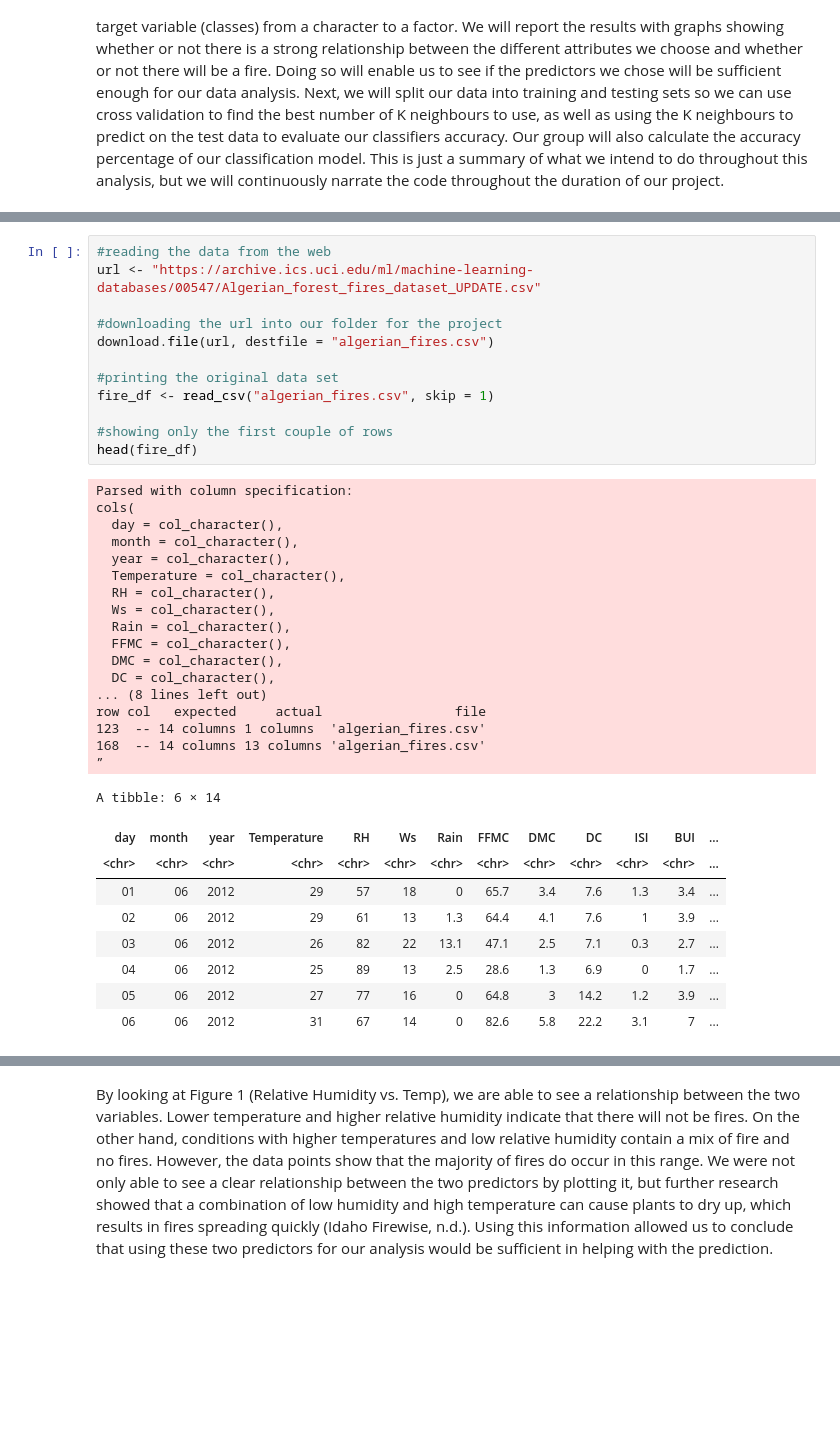
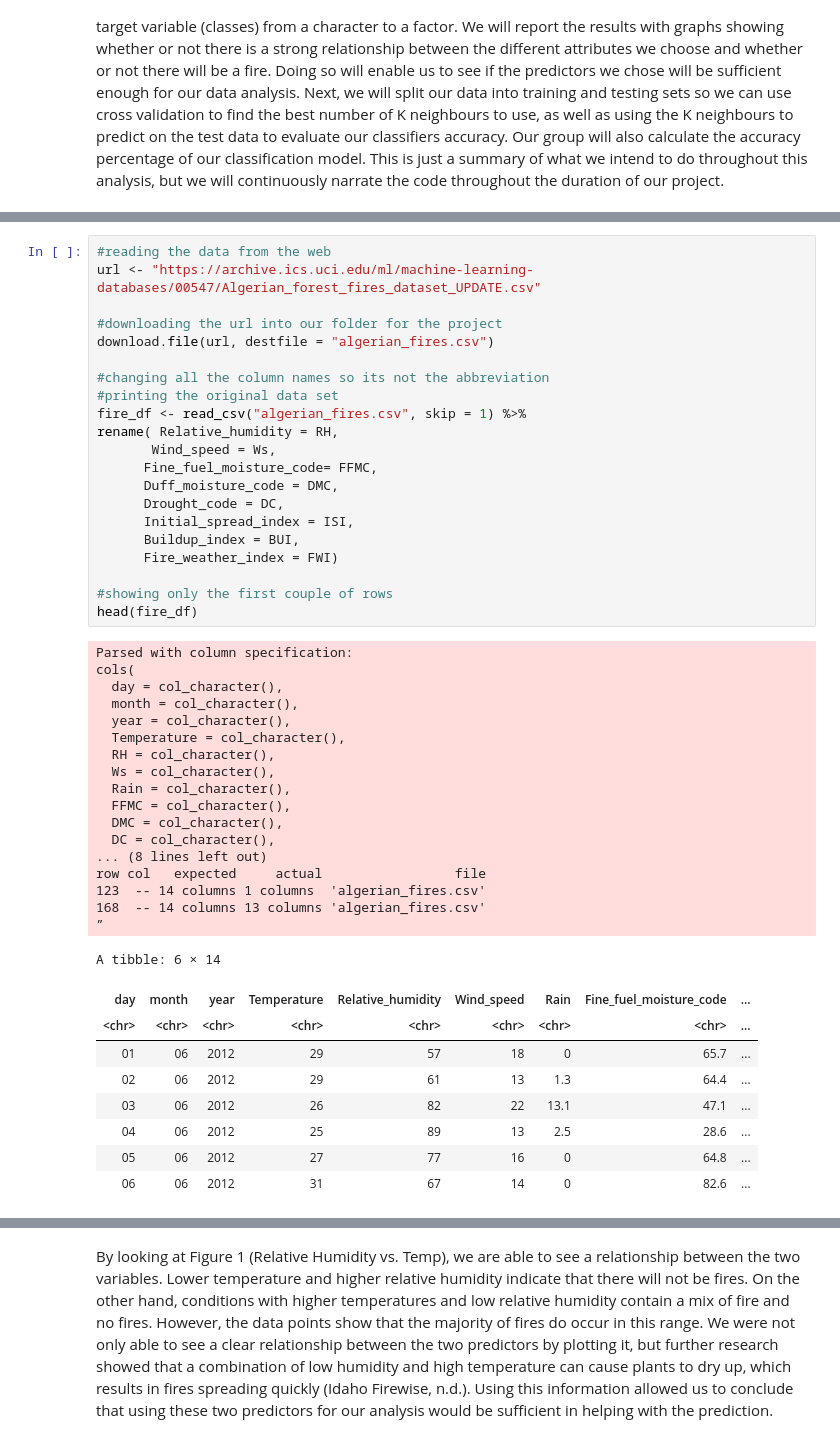
Before and after one commit to lufinot/DTSC-G18-V2, a Jupyter notebook: projectt.ipynb, the cells around one changed output, grey strips where cells are left out. Cells and saved outputs as stored; diff of their text form; blank space fills up the shorter version.

```diff
--- a/projectt.ipynb
+++ b/projectt.ipynb
@@ -58,41 +40,50 @@ Warning message:
 # %%
 #reading the data from the web
 url <- "https://archive.ics.uci.edu/ml/machine-learning-databases/00547/Algerian_forest_fires_dataset_UPDATE.csv"
 
 #downloading the url into our folder for the project
 download.file(url, destfile = "algerian_fires.csv")
 
+#changing all the column names so its not the abbreviation
 #printing the original data set
-fire_df <- read_csv("algerian_fires.csv", skip = 1)
+fire_df <- read_csv("algerian_fires.csv", skip = 1) %>%
+rename( Relative_humidity = RH,
+       Wind_speed = Ws,
+      Fine_fuel_moisture_code= FFMC,
+      Duff_moisture_code = DMC,
+      Drought_code = DC,
+      Initial_spread_index = ISI,
+      Buildup_index = BUI,
+      Fire_weather_index = FWI)
 
 #showing only the first couple of rows
 head(fire_df)
 # %% [output]
 Parsed with column specification:
 cols(
   day = col_character(),
   month = col_character(),
   year = col_character(),
   Temperature = col_character(),
   RH = col_character(),
   Ws = col_character(),
   Rain = col_character(),
   FFMC = col_character(),
   DMC = col_character(),
   DC = col_character(),
 ... (8 lines left out)
 row col   expected     actual                 file
 123  -- 14 columns 1 columns  'algerian_fires.csv'
 168  -- 14 columns 13 columns 'algerian_fires.csv'
 ”
 A tibble: 6 × 14
-| day | month | year | Temperature | RH | Ws | Rain | FFMC | DMC | DC | ISI | BUI | ... |
-| <chr> | <chr> | <chr> | <chr> | <chr> | <chr> | <chr> | <chr> | <chr> | <chr> | <chr> | <chr> | ... |
-| 01 | 06 | 2012 | 29 | 57 | 18 | 0 | 65.7 | 3.4 | 7.6 | 1.3 | 3.4 | ... |
-| 02 | 06 | 2012 | 29 | 61 | 13 | 1.3 | 64.4 | 4.1 | 7.6 | 1 | 3.9 | ... |
-| 03 | 06 | 2012 | 26 | 82 | 22 | 13.1 | 47.1 | 2.5 | 7.1 | 0.3 | 2.7 | ... |
-| 04 | 06 | 2012 | 25 | 89 | 13 | 2.5 | 28.6 | 1.3 | 6.9 | 0 | 1.7 | ... |
-| 05 | 06 | 2012 | 27 | 77 | 16 | 0 | 64.8 | 3 | 14.2 | 1.2 | 3.9 | ... |
-| 06 | 06 | 2012 | 31 | 67 | 14 | 0 | 82.6 | 5.8 | 22.2 | 3.1 | 7 | ... |
+| day | month | year | Temperature | Relative_humidity | Wind_speed | Rain | Fine_fuel_moisture_code | ... |
+| <chr> | <chr> | <chr> | <chr> | <chr> | <chr> | <chr> | <chr> | ... |
+| 01 | 06 | 2012 | 29 | 57 | 18 | 0 | 65.7 | ... |
+| 02 | 06 | 2012 | 29 | 61 | 13 | 1.3 | 64.4 | ... |
+| 03 | 06 | 2012 | 26 | 82 | 22 | 13.1 | 47.1 | ... |
+| 04 | 06 | 2012 | 25 | 89 | 13 | 2.5 | 28.6 | ... |
+| 05 | 06 | 2012 | 27 | 77 | 16 | 0 | 64.8 | ... |
+| 06 | 06 | 2012 | 31 | 67 | 14 | 0 | 82.6 | ... |
 # %%
 #make class as factor.
```
Also changed, not shown: parts of 5 cells of this notebook.
